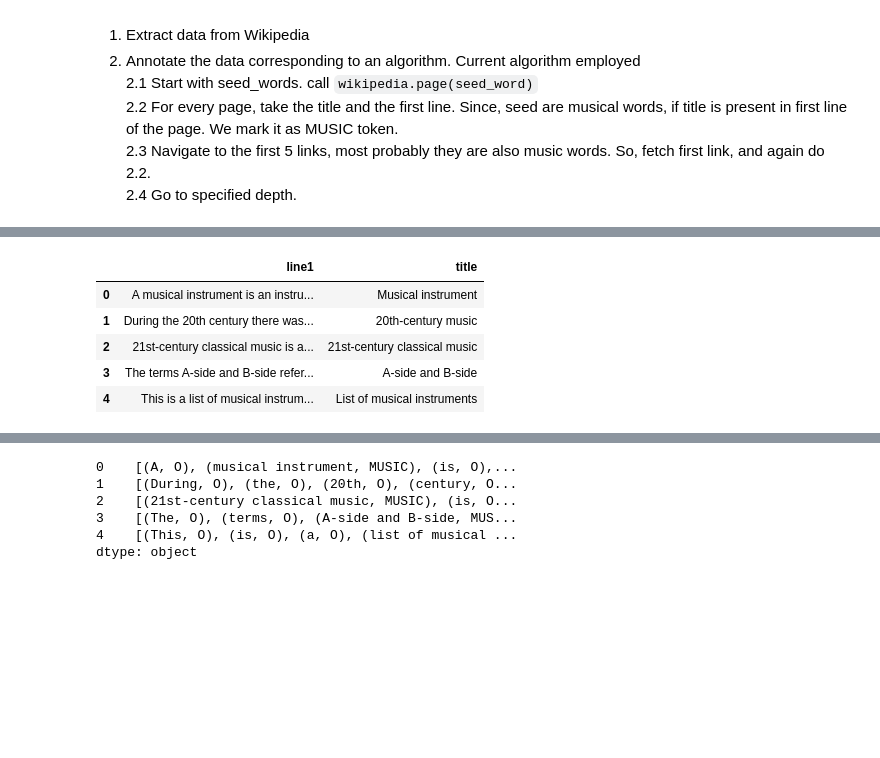
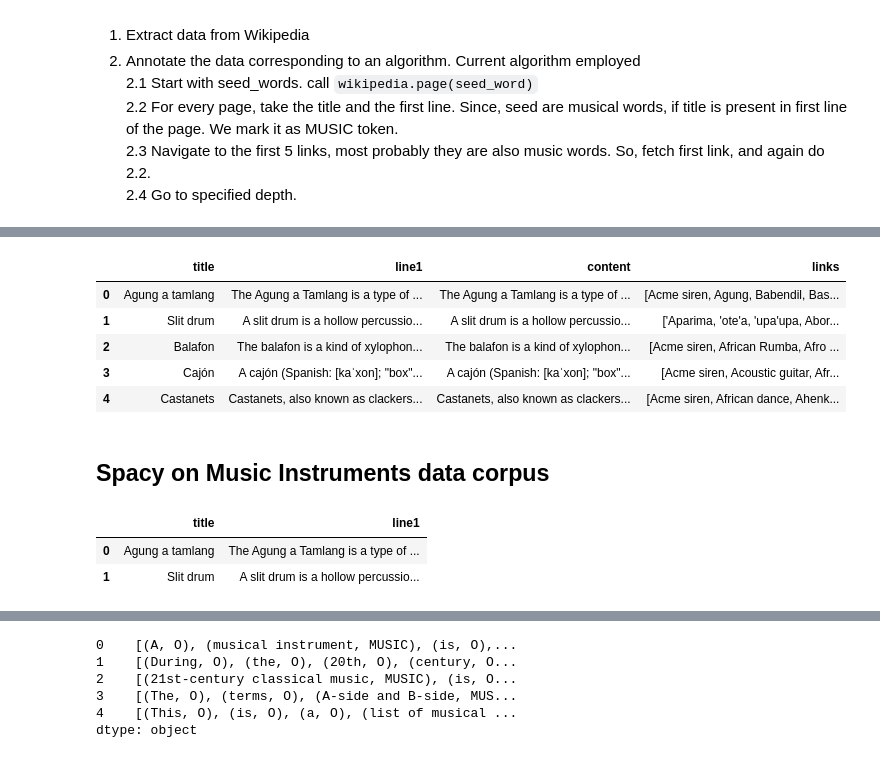
Before and after one commit to vivek7266/music-graph, a Jupyter notebook: mgraph.ipynb, the cells around one changed output, grey strips where cells are left out. Saved outputs shown, nothing was run; the diff lists cells and outputs as text; code cells hidden in the pictures; blank space fills up the shorter version.

Commit message:
phrase matcher and wiki music corpus

```diff
--- a/mgraph.ipynb
+++ b/mgraph.ipynb
@@ -188,7 +283,3 @@ def fetch_music_data(seed, data):
             lwpage = wikipedia.page(wpl)
             data.append(fetch_page_data(lwpage, 1))
     return data
-# %%
-data = []
-for seed in seed_words:
-    data = fetch_music_data(seed, data)
@@ -212,0 +286,9 @@ musical instruments
+# %%
+def fetch_wiki_page_data(wiki_page, num_links=5, indent=0, print_title=True):
+    if print_title:
+        print('\t'*indent ,wiki_page.title)
+    title = wiki_page.title
+    line1 = wiki_page.content.split('.')[0]
+    other_content = wiki_page.content
+    linked_titles = wiki_page.links[:num_links]
+    return title, line1, other_content, linked_titles
@@ -213,10 +316,22 @@ musical instruments
+# %%
+def get_wiki_page(title, print_title=False):
+    wiki_page = wikipedia.page(title)
+    return fetch_wiki_page_data(wiki_page, print_title)
+# %%
+music_corpus = []
+for idx, seed in seed_words:
+    print(idx)
+    try:
+        music_corpus.append(get_wiki_page(seed, print_title=False))
+    except:
+        print(seed, "**** No match or ambiguous ****")
 # %%
-music_df = pd.DataFrame(data)
+music_df = pd.DataFrame(music_corpus, columns=["title", "line1", "content", "links"])
 music_df.head()
 # %% [output]
-|  | line1 | title |
-| 0 | A musical instrument is an instru... | Musical instrument |
-| 1 | During the 20th century there was... | 20th-century music |
-| 2 | 21st-century classical music is a... | 21st-century classical music |
-| 3 | The terms A-side and B-side refer... | A-side and B-side |
-| 4 | This is a list of musical instrum... | List of musical instruments |
+|  | title | line1 | content | links |
+| 0 | Agung a tamlang | The Agung a Tamlang is a type of ... | The Agung a Tamlang is a type of ... | [Acme siren, Agung, Babendil, Bas... |
+| 1 | Slit drum | A slit drum is a hollow percussio... | A slit drum is a hollow percussio... | ['Aparima, 'ote'a, 'upa'upa, Abor... |
+| 2 | Balafon | The balafon is a kind of xylophon... | The balafon is a kind of xylophon... | [Acme siren, African Rumba, Afro ... |
+| 3 | Cajón | A cajón (Spanish: [kaˈxon]; "box"... | A cajón (Spanish: [kaˈxon]; "box"... | [Acme siren, Acoustic guitar, Afr... |
+| 4 | Castanets | Castanets, also known as clackers... | Castanets, also known as clackers... | [Acme siren, African dance, Ahenk... |
@@ -222,0 +346,2 @@ music_df.head()
+# %% [markdown]
+## Spacy on Music Instruments data corpus
@@ -222,0 +355,9 @@ music_df.head()
+# %%
+# load instruments_line.csv
+mi_f_name = "/Users/saurabh/workspace/datasets/wikimusic/instruments_line1.csv"
+mi_df = pd.read_csv(mi_f_name, delimiter='|')
+mi_df.head(2)
+# %% [output]
+|  | title | line1 |
+| 0 | Agung a tamlang | The Agung a Tamlang is a type of ... |
+| 1 | Slit drum | A slit drum is a hollow percussio... |
```
Also changed, not shown: parts of 38 cells of this notebook, 1 other file.
